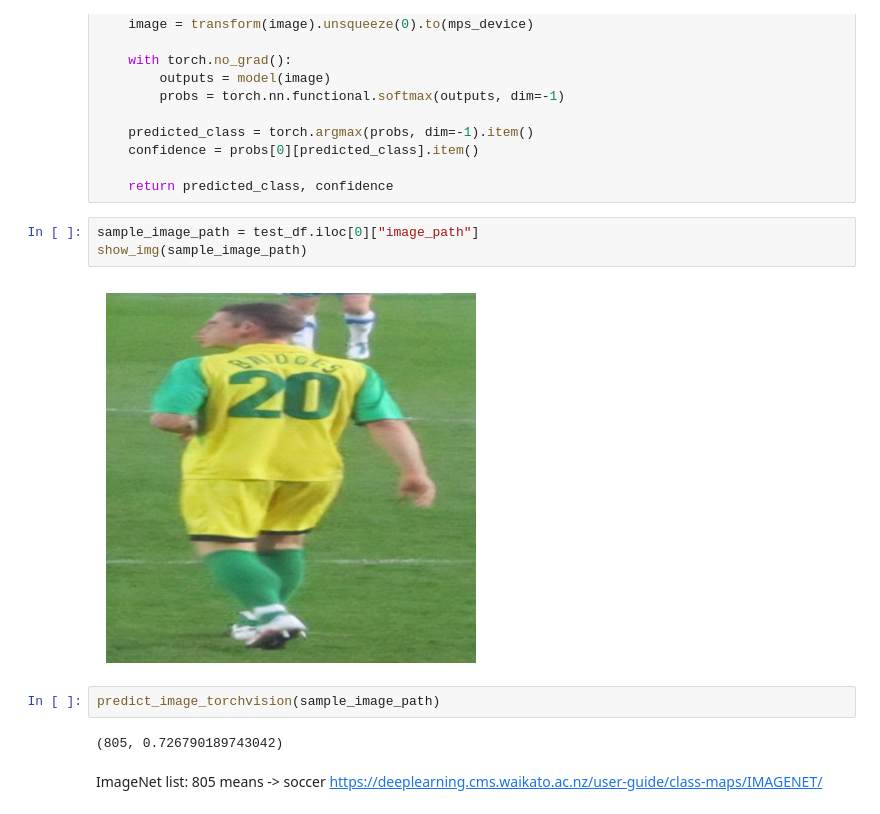
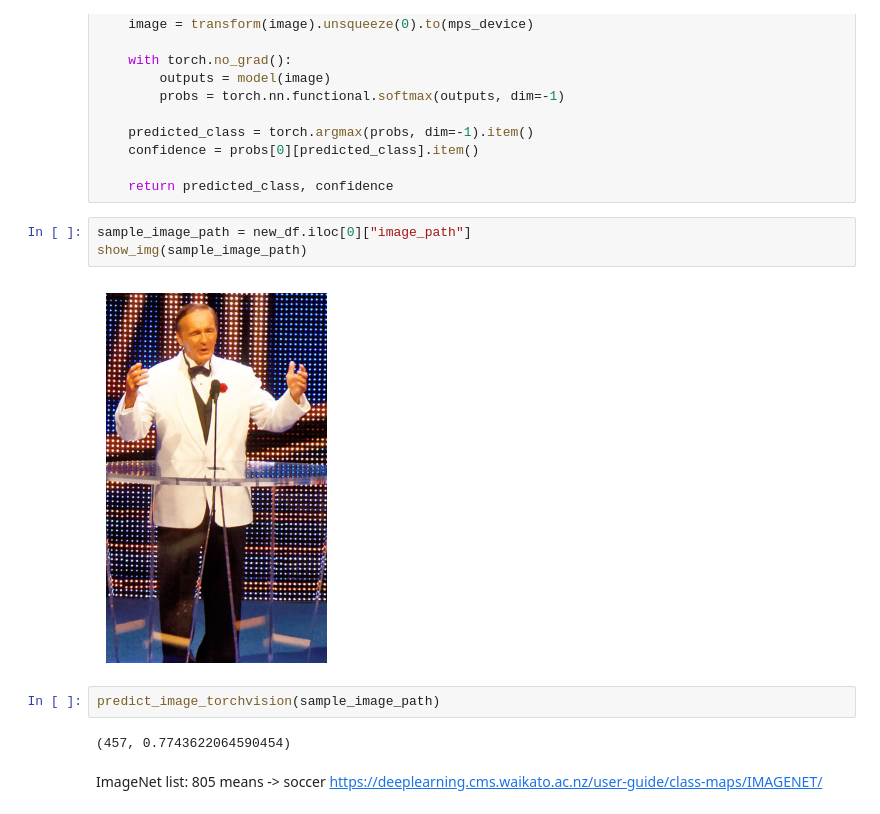
Before and after one commit to JoaoNunes20/Computational-Deep-Learning, a Jupyter notebook: classification.ipynb, the cells around one changed output. Drawn from its saved outputs; the diff is of its cells as text.

```diff
--- a/classification.ipynb
+++ b/classification.ipynb
@@ -202,14 +216,14 @@ def predict_image_torchvision(image_path):
 
     return predicted_class, confidence
 # %%
-sample_image_path = test_df.iloc[0]["image_path"]
+sample_image_path = new_df.iloc[0]["image_path"]
 show_img(sample_image_path)
 # %% [output]
-[figure, old version]
+[figure, new version]
 # %%
 predict_image_torchvision(sample_image_path)
 # %% [output]
-(805, 0.726790189743042)
+(457, 0.7743622064590454)
 # %% [markdown]
 ImageNet list:  805 means -> soccer    https://deeplearning.cms.waikato.ac.nz/user-guide/class-maps/IMAGENET/
 # %%
```
Also changed, not shown: parts of 24 cells of this notebook.
